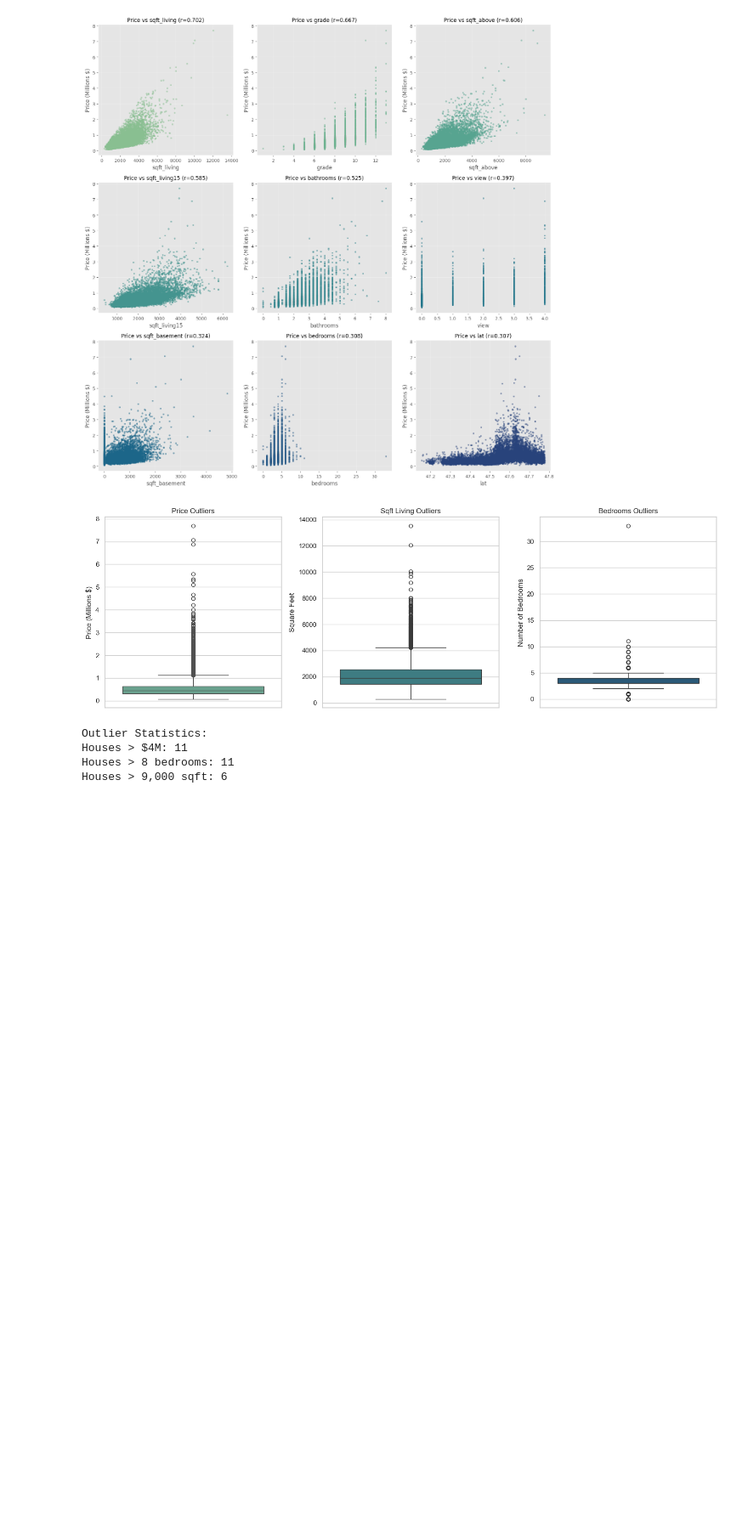
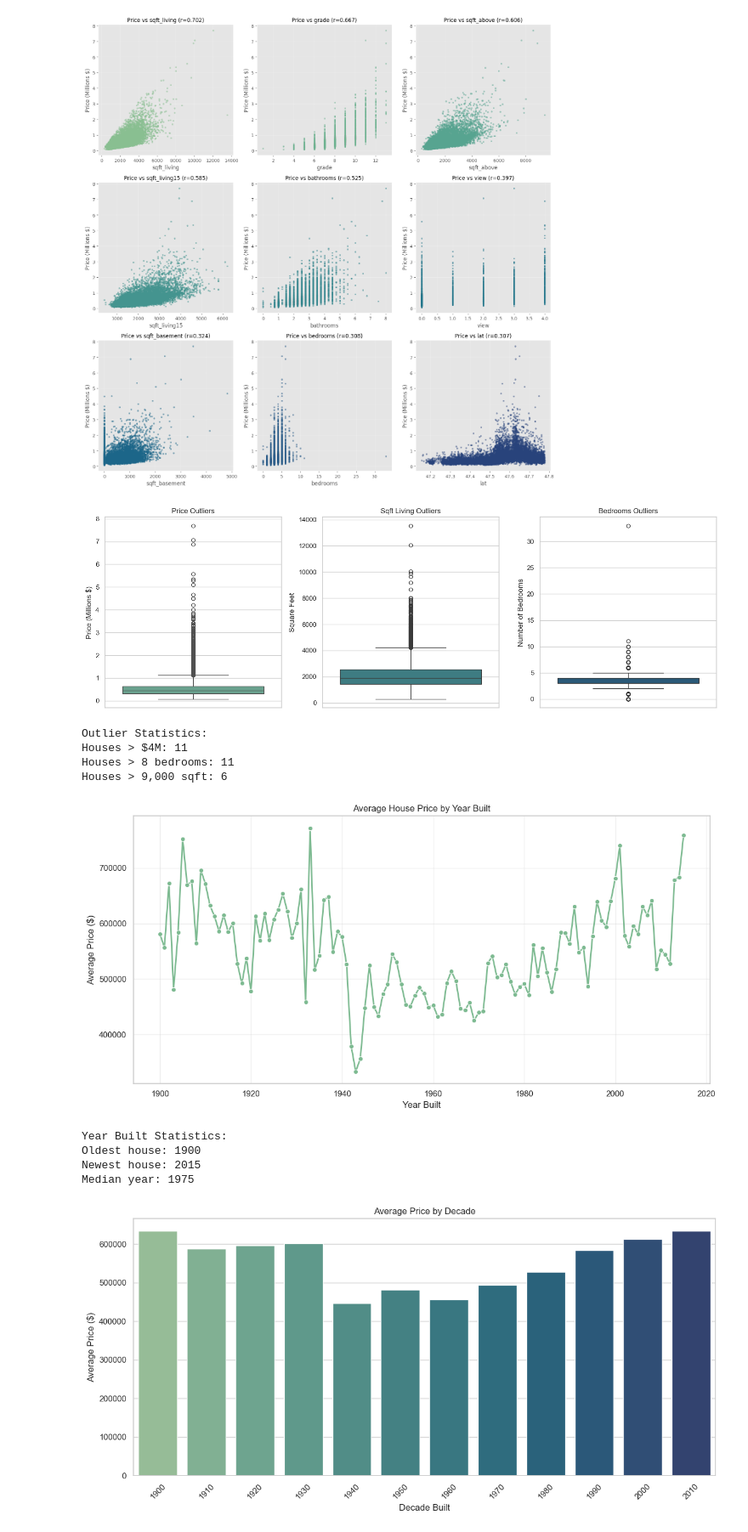
Before and after one commit to gnpthbalaji/house_price_ml_predictor, a Jupyter notebook: notebooks/01_exploratory_data_analysis.ipynb, the cells around one changed output. Shown at 85% size. Drawn from its saved outputs; the diff is of its cells as text; code cells hidden in the pictures; blank space fills up the shorter version.

Commit message:
Price - Year analysis and Creating new column house_age and saving it to new df and separate file

```diff
--- a/notebooks/01_exploratory_data_analysis.ipynb
+++ b/notebooks/01_exploratory_data_analysis.ipynb
@@ -312,3 +313,52 @@ Outlier Statistics:
 Houses > $4M: 11
 Houses > 8 bedrooms: 11
 Houses > 9,000 sqft: 6
+# %%
+# Built Year Analysis
+
+year_price = df.groupby('yr_built')['price'].mean()
+
+plt.figure(figsize=(12, 6))
+sns.lineplot(x=year_price.index, y=year_price.values, marker='o', linewidth=2)
+plt.xlabel('Year Built')
+plt.ylabel('Average Price ($)')
+plt.title('Average House Price by Year Built')
+plt.ticklabel_format(style='plain', axis='y')
+plt.grid(True, alpha=0.3)
+plt.tight_layout()
+plt.show()
+
+# Additional Year Built analysis
+print("\nYear Built Statistics:")
+print(f"Oldest house: {df['yr_built'].min()}")
+print(f"Newest house: {df['yr_built'].max()}")
+print(f"Median year: {int(df['yr_built'].median())}")
+
+#Average Price by Decade
+decade_df = decade_price.reset_index().rename(columns={'price': 'avg_price'})
+plt.figure(figsize=(12, 6))
+ax = sns.barplot(
+    x='decade',
+    y='avg_price',
+    data=decade_df,
+    hue=decade_df['decade'].astype(str),
+    dodge=False,
+    palette='crest',
+    order=sorted(decade_df['decade'].unique())
+)
+if ax.get_legend() is not None:
+    ax.get_legend().remove()
+plt.xlabel('Decade Built')
+plt.ylabel('Average Price ($)')
+plt.title('Average Price by Decade')
+plt.ticklabel_format(style='plain', axis='y')
+plt.xticks(rotation=45)
+plt.tight_layout()
+plt.show()
+# %% [output]
+[figure, added]
+Year Built Statistics:
+Oldest house: 1900
+Newest house: 2015
+Median year: 1975
+[figure, added]
```
Also changed, not shown: parts of 2 cells of this notebook.
